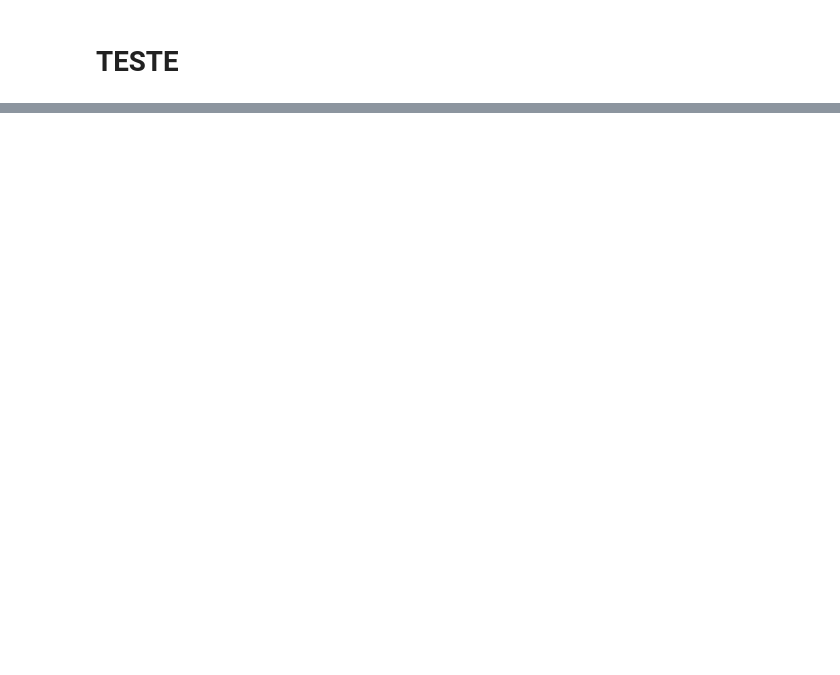
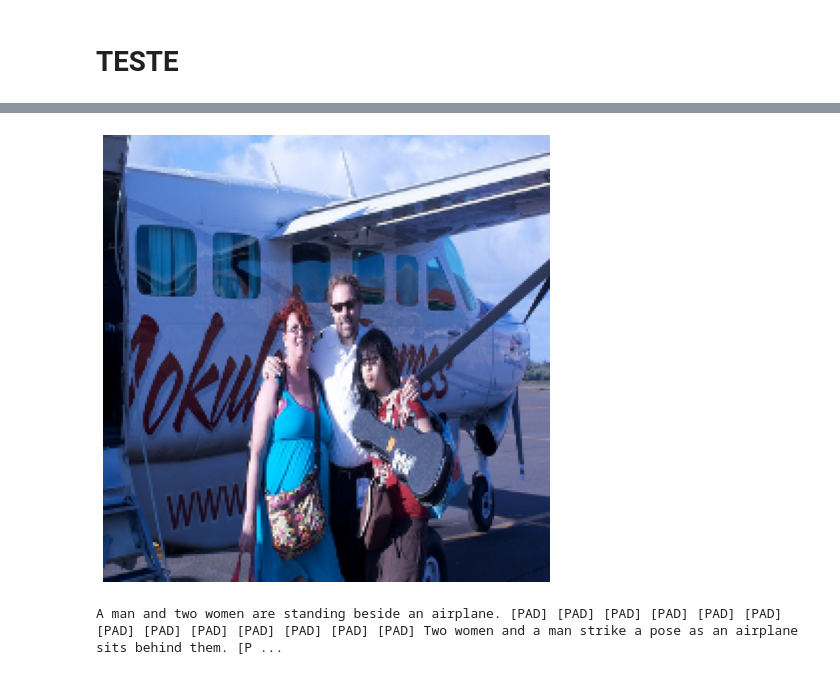
Before and after one commit to fabiormazza/IA025_2022S1, a Jupyter notebook: projeto_final/fabio_mazza/projeto_final_modulos12_final.ipynb, the cells around one changed output, grey strips where cells are left out. Cells and saved outputs as stored; diff of their text form; code cells hidden in the pictures; blank space fills up the shorter version.

```diff
--- a/projeto_final/fabio_mazza/projeto_final_modulos12_final.ipynb
+++ b/projeto_final/fabio_mazza/projeto_final_modulos12_final.ipynb
@@ -638,0 +623,31 @@ A man riding a motorcycle down a street. [PAD] [PAD] [PAD] [PAD] [PAD] [PAD] [PA
+# %%
+## Teste com exemplo de teste
+n = 55
+
+inv_trans = transforms.Compose([transforms.Normalize(mean = [ 0., 0., 0. ], std = [ 1/0.229, 1/0.224, 1/0.225 ]),
+                                transforms.Normalize(mean = [ -0.485, -0.456, -0.406 ], std = [ 1., 1., 1. ]),
+                               ])
+
+img, _, targets = next(iter(train_loader)) #########
+img = img[n]
+targets = targets[n]
+
+## Image plot
+plt.axis('off')
+plt.imshow(inv_trans(img).permute(1, 2, 0))
+plt.show()
+
+## Inputs to module 2
+model_1.eval()
+model_2.eval()
+img = img.to(device)
+img = img.unsqueeze(0)
+inputs_to_model2 = model_1(img)
+# %% [output]
+[figure, added]
+# %%
+### Targets
+
+print(tokenizer.decode(targets.reshape(-1)))
+# %% [output]
+A man and two women are standing beside an airplane. [PAD] [PAD] [PAD] [PAD] [PAD] [PAD] [PAD] [PAD] [PAD] [PAD] [PAD] [PAD] [PAD] Two women and a man strike a pose as an airplane sits behind them. [P ...
```
Also changed, not shown: parts of 17 cells of this notebook.
